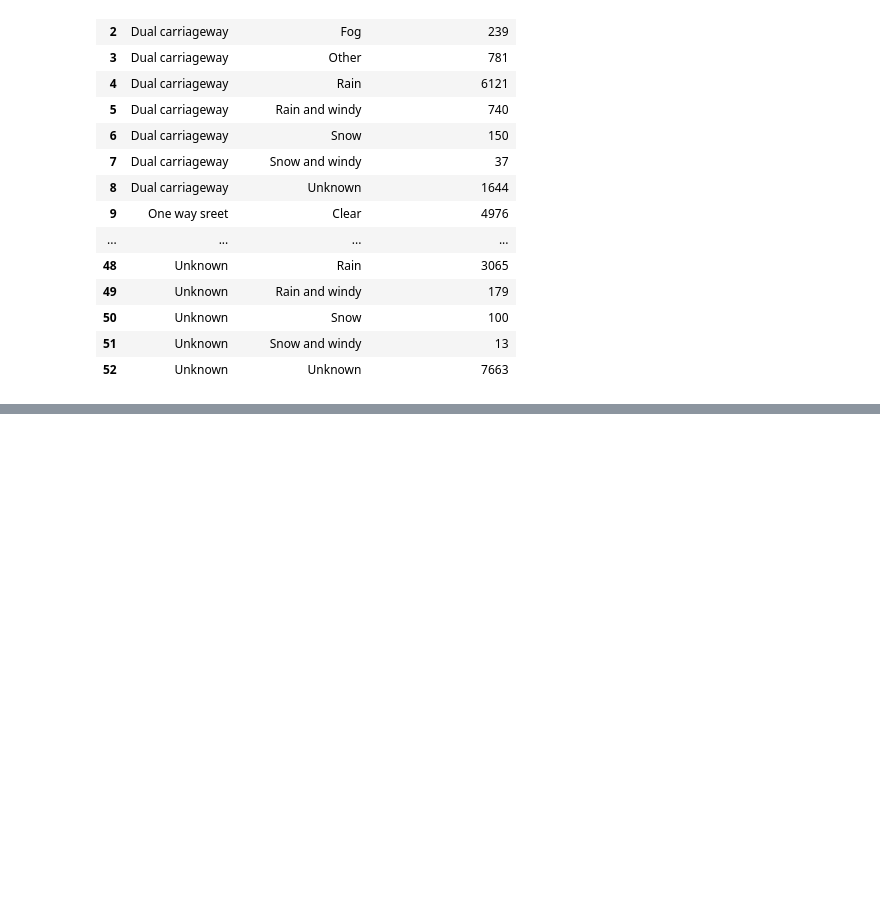
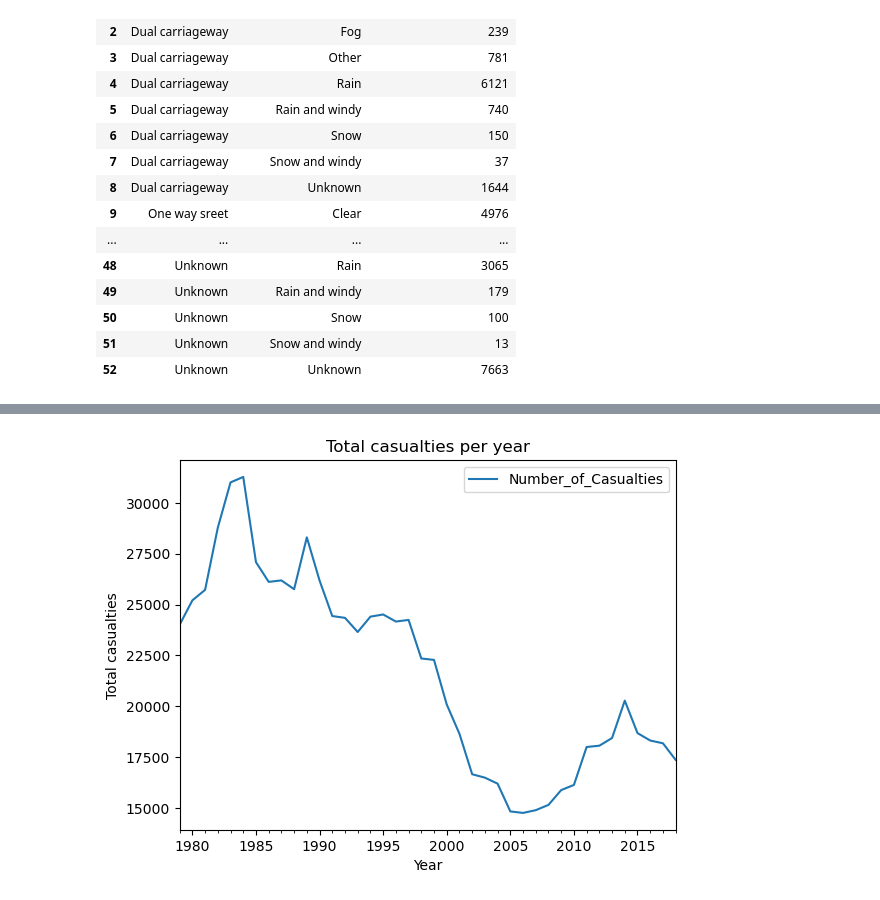
Before and after one commit to mchase007/EDA_UK_Bicycle_Accidents_1979_2018, a Jupyter notebook: EDA_BicycleAccidents.ipynb, the cells around one changed output, grey strips where cells are left out. Saved outputs shown, nothing was run; the diff lists cells and outputs as text; code cells hidden in the pictures; blank space fills up the shorter version.

```diff
--- a/EDA_BicycleAccidents.ipynb
+++ b/EDA_BicycleAccidents.ipynb
@@ -941,3 +933,10 @@ casualties_by_road_type_weather_conditions
 # Evening Rush Hour: 17-19
 # Late Evening: 19+
 # Friday Afternoon Rush Hour: 15-19
+# %%
+# Casualties per year
+
+# set index of dataframe to Date
+df_Ac_time_series = df_Ac_clean.set_index('Date')
+casualties_per_year = pd.DataFrame(df_Ac_time_series.resample('YE')["Number_of_Casualties"].sum())
+casualties_per_year
@@ -943,0 +962,6 @@ casualties_by_road_type_weather_conditions
+# %%
+# Line graph of casualties per year
+casualties_per_year.plot(xlabel="Year", ylabel="Total casualties", title="Total casualties per year")
+plt.show()
+# %% [output]
+[figure, added]
```
Also changed, not shown: parts of 19 cells of this notebook.
